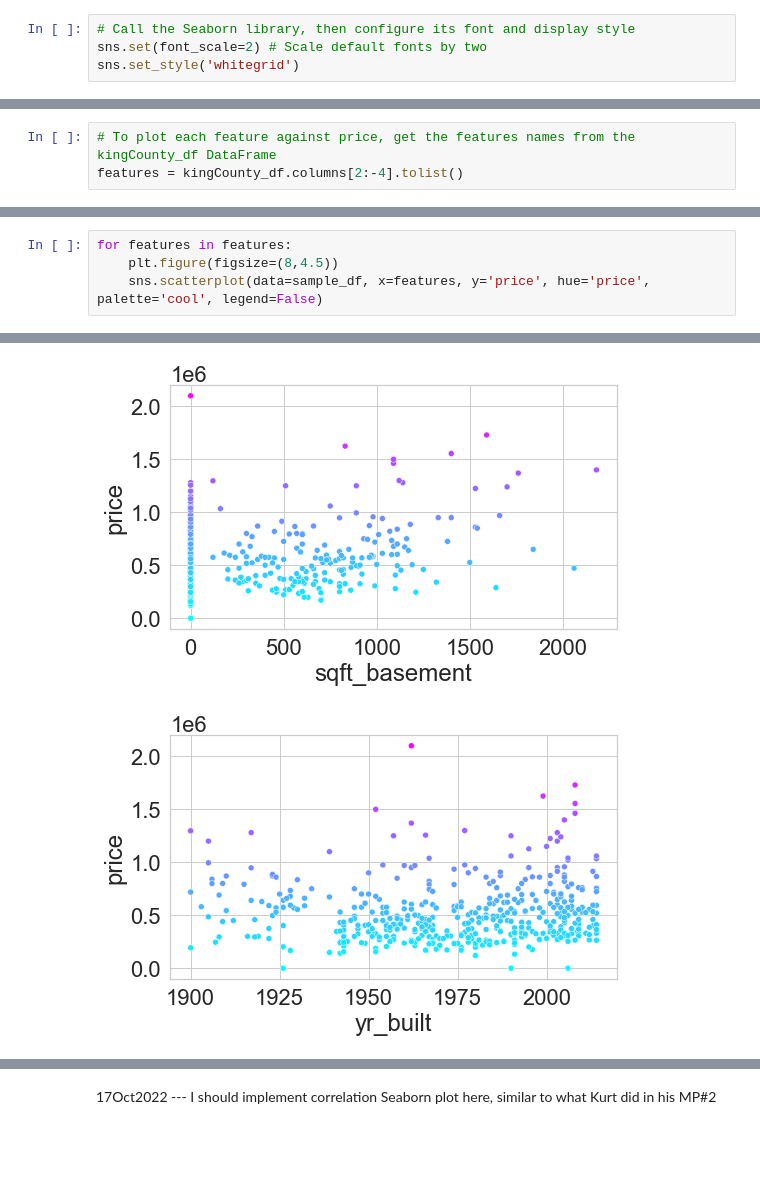
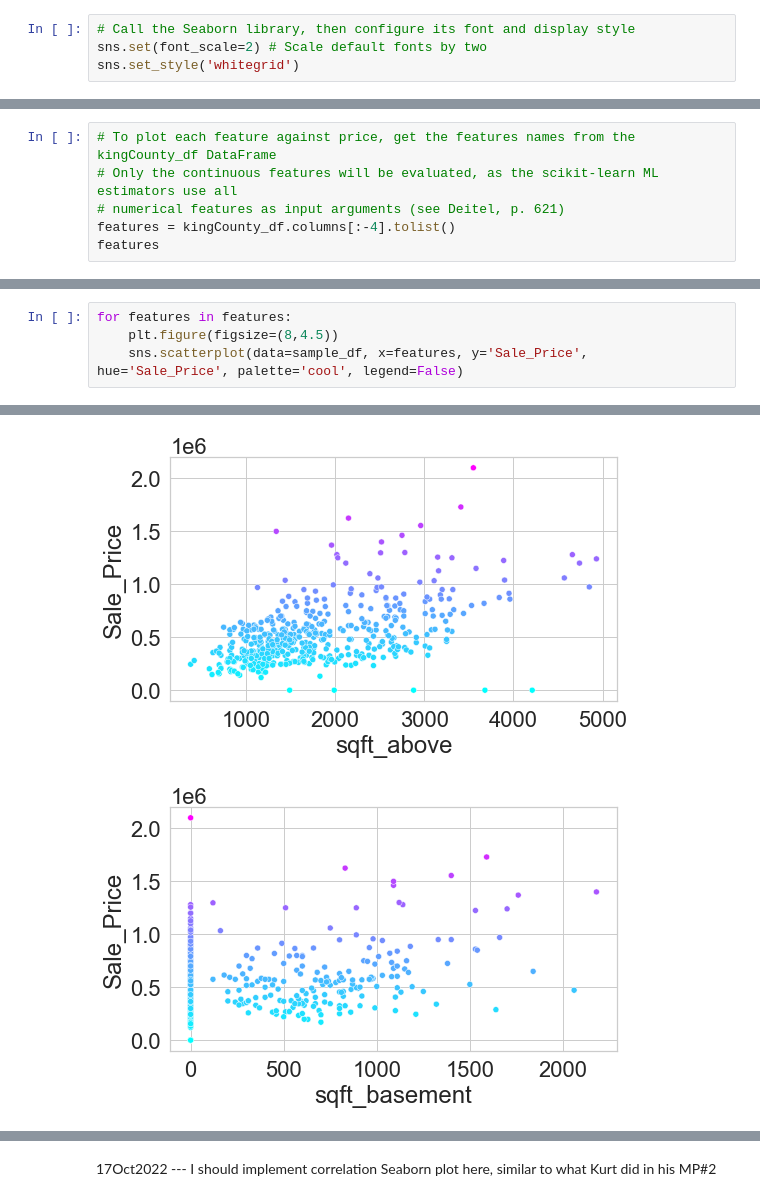
Before and after one commit to mannyjrod/housing_cost_prediction_King_County, a Jupyter notebook: KingCounty_WA_housing_price_prediction_MachineLearning_regression.ipynb, the cells around one changed output, grey strips where cells are left out. Saved outputs shown, nothing was run; the diff lists cells and outputs as text; blank space fills up the shorter version.

Commit message:
First iteration of visualization complete; each feature against sale price, pairwise comparison plots.

```diff
--- a/KingCounty_WA_housing_price_prediction_MachineLearning_regression.ipynb
+++ b/KingCounty_WA_housing_price_prediction_MachineLearning_regression.ipynb
@@ -335,4 +335,7 @@ Index(['bedrooms', 'bathrooms', 'sqft_living', 'sqft_lot', 'floors',
       dtype='object')
 # %%
 # To plot each feature against price, get the features names from the kingCounty_df DataFrame
-features = kingCounty_df.columns[2:-4].tolist()
+# Only the continuous features will be evaluated, as the scikit-learn ML estimators use all
+# numerical features as input arguments (see Deitel, p. 621)
+features = kingCounty_df.columns[:-4].tolist()
+features
@@ -339,5 +356,5 @@ features = kingCounty_df.columns[2:-4].tolist()
 # %%
 for features in features:
     plt.figure(figsize=(8,4.5))
-    sns.scatterplot(data=sample_df, x=features, y='price', hue='price', palette='cool', legend=False)
+    sns.scatterplot(data=sample_df, x=features, y='Sale_Price', hue='Sale_Price', palette='cool', legend=False)
 # %% [output]
@@ -353,2 +370,2 @@ for features in features:
-[figure, old version]
+[figure, new version]
-[figure, old version]
+[figure, new version]
```
Also changed, not shown: parts of 4 cells of this notebook.
